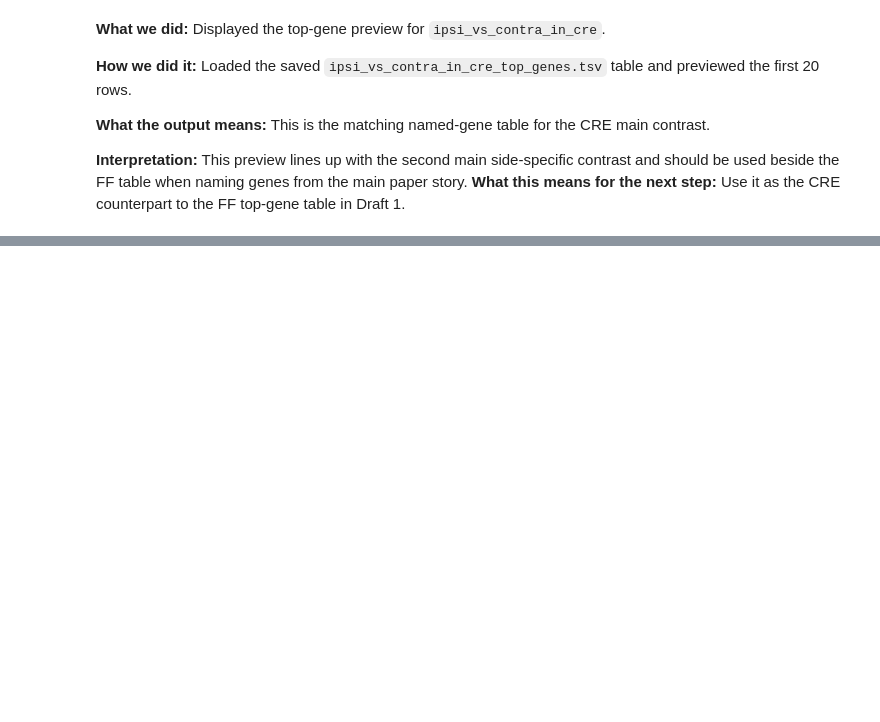
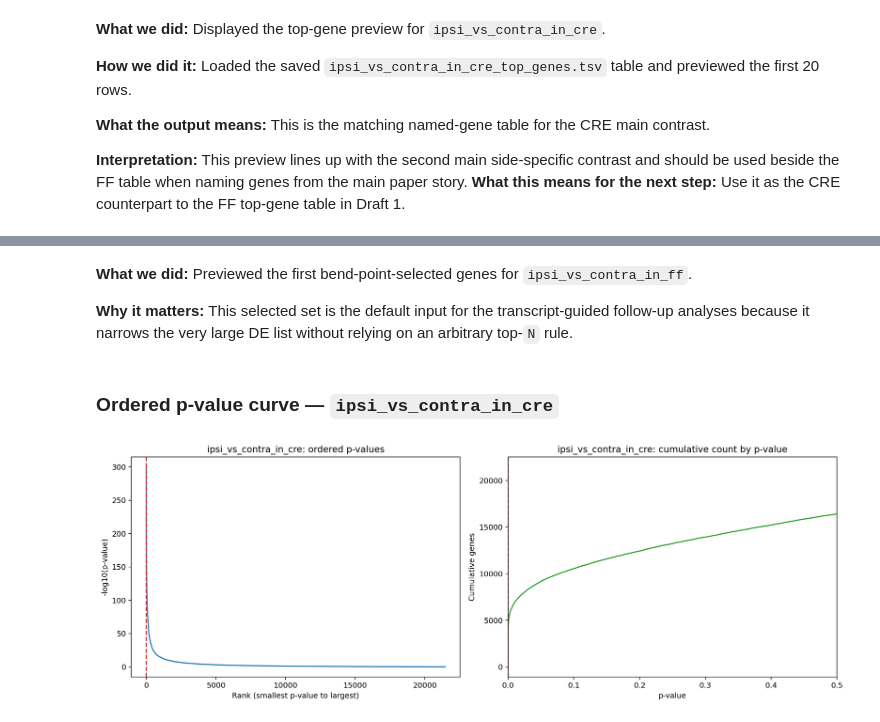
Before and after one commit to pzg8794/BIOL550-group_project, a Jupyter notebook: mouse_new/notebooks/mouse_differential_expression_all20.ipynb, the cells around one changed output, grey strips where cells are left out. Cells and saved outputs as stored; diff of their text form; code cells hidden in the pictures; blank space fills up the shorter version.

```diff
--- a/mouse_new/notebooks/mouse_differential_expression_all20.ipynb
+++ b/mouse_new/notebooks/mouse_differential_expression_all20.ipynb
@@ -690,0 +824,10 @@ display(pd.read_csv(OUT_DIR / 'family_drg_novaseqx' / 'tables' / 'ipsi_vs_contra
+# %% [markdown]
+**What we did:** Previewed the first bend-point-selected genes for `ipsi_vs_contra_in_ff`.
+
+**Why it matters:** This selected set is the default input for the transcript-guided follow-up analyses because it narrows the very large DE list without relying on an arbitrary top-`N` rule.
+# %% [markdown]
+### Ordered p-value curve — `ipsi_vs_contra_in_cre`
+# %%
+display(Image(filename=str(DERIVED_DIR / 'ipsi_vs_contra_in_cre' / 'ordered_pvalue_and_cumulative_curve.png'), width=1000))
+# %% [output]
+[figure, added]
```
Also changed, not shown: parts of 71 cells of this notebook, 32 other files.
